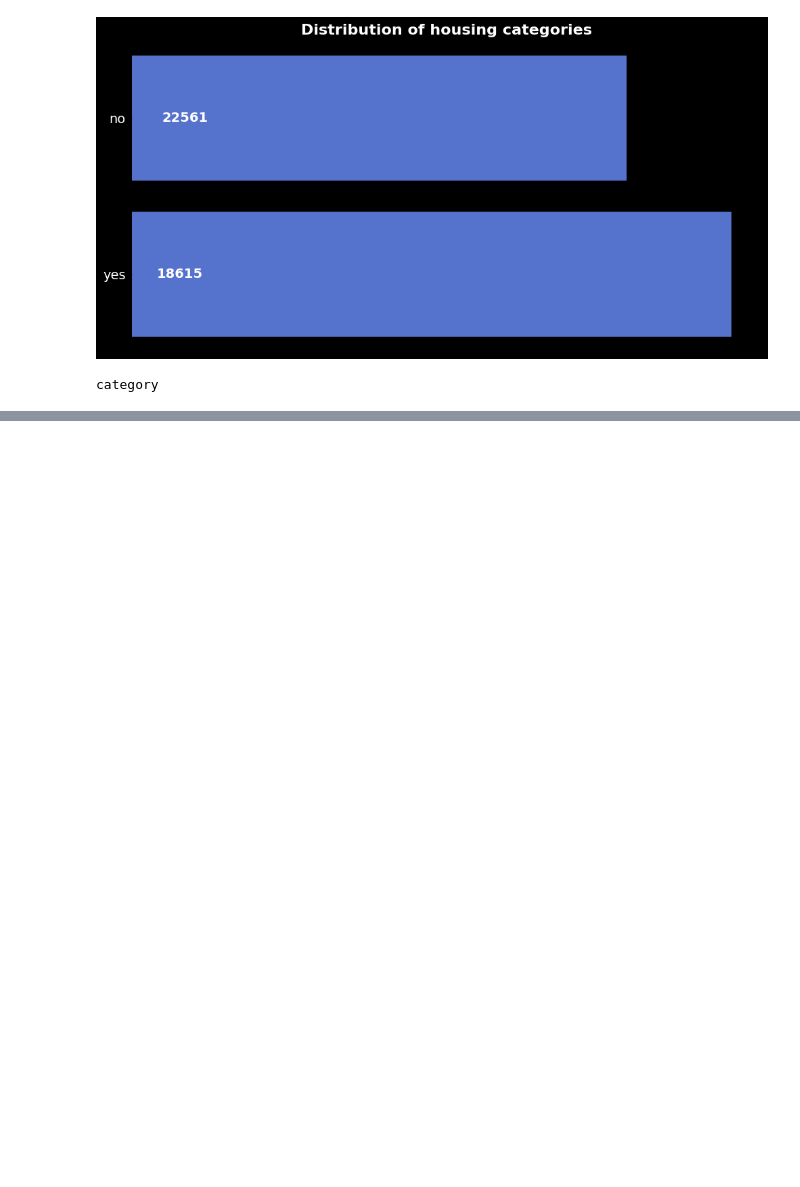
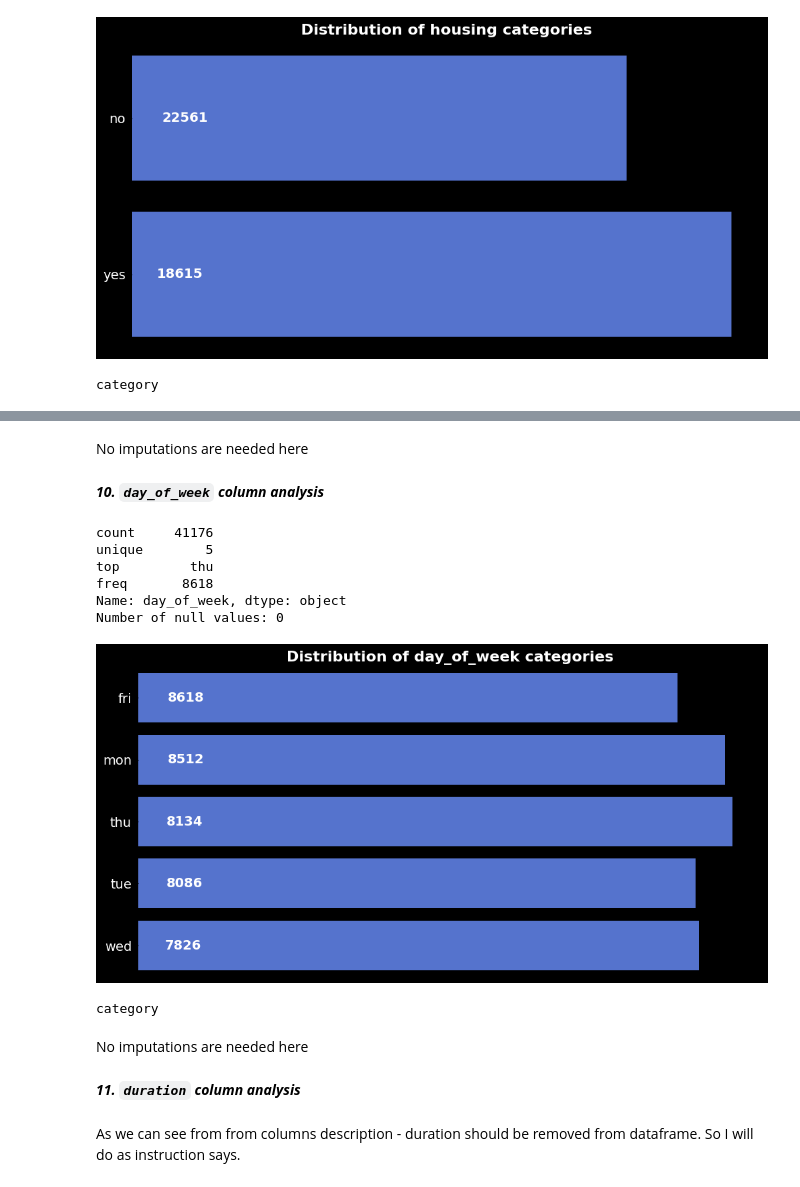
Before and after one commit to Reserford1991/bank-marketing-dataset-project, a Jupyter notebook: jupiter-notebooks/solution.ipynb, the cells around one changed output, grey strips where cells are left out. Saved outputs shown, nothing was run; the diff lists cells and outputs as text; code cells hidden in the pictures; blank space fills up the shorter version.

```diff
--- a/jupiter-notebooks/solution.ipynb
+++ b/jupiter-notebooks/solution.ipynb
@@ -270,0 +302,21 @@ category
+# %% [markdown]
+No imputations are needed here
+# %% [markdown]
+***10. `day_of_week` column analysis***
+# %%
+HelperFunctions.show_categorical_info(bank_df, 'day_of_week')
+# %% [output]
+count     41176
+unique        5
+top         thu
+freq       8618
+Name: day_of_week, dtype: object
+Number of null values: 0
+[figure, added]
+category
+# %% [markdown]
+No imputations are needed here
+# %% [markdown]
+***11. `duration` column analysis***
+# %% [markdown]
+As we can see from from columns description - duration should be removed from dataframe. So I will do as instruction says.
```
Also changed, not shown: parts of 53 cells of this notebook, 2 other files.
